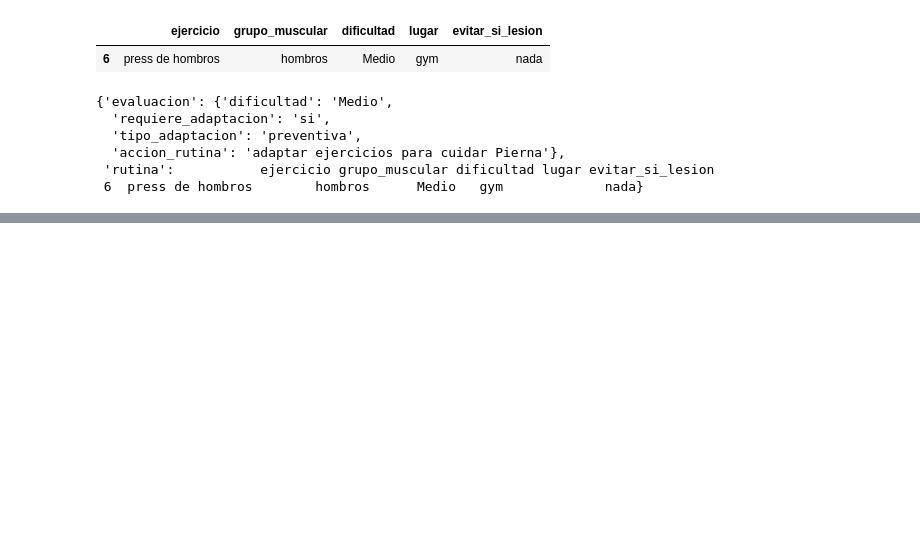
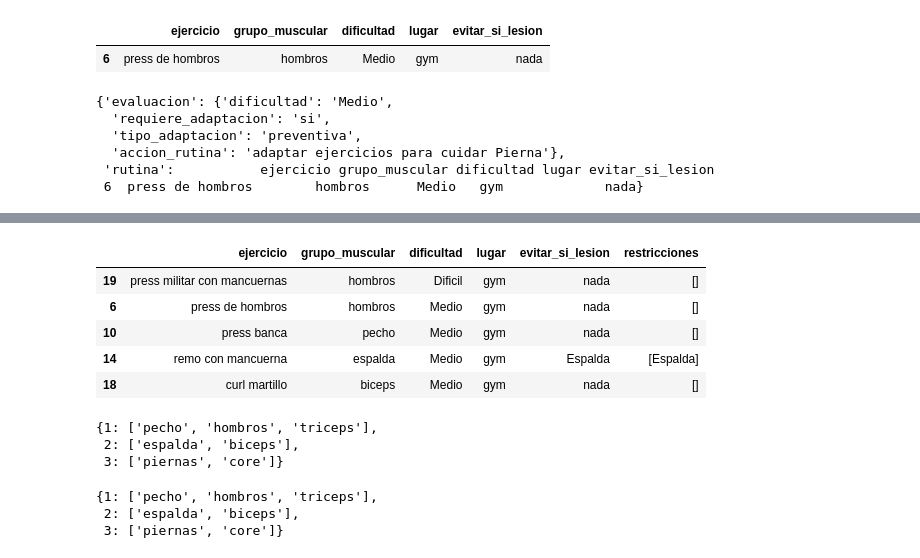
Before and after one commit to luci-o/LIFE-FIT, a Jupyter notebook: IA/index.ipynb, the cells around one changed output, grey strips where cells are left out. Drawn from its saved outputs; the diff is of its cells as text; code cells hidden in the pictures; blank space fills up the shorter version.

```diff
--- a/IA/index.ipynb
+++ b/IA/index.ipynb
@@ -1167,0 +1709,14 @@ plan_usuario(
+# %%
+generar_rutina(
+    "gym",
+    "Dificil",
+    "Pierna",
+    5
+)
+# %% [output]
+|  | ejercicio | grupo_muscular | dificultad | lugar | evitar_si_lesion | restricciones |
+| 19 | press militar con mancuernas | hombros | Dificil | gym | nada | [] |
+| 6 | press de hombros | hombros | Medio | gym | nada | [] |
+| 10 | press banca | pecho | Medio | gym | nada | [] |
+| 14 | remo con mancuerna | espalda | Medio | gym | Espalda | [Espalda] |
+| 18 | curl martillo | biceps | Medio | gym | nada | [] |
@@ -1167,0 +1777,6 @@ plan_usuario(
+# %%
+obtener_division(3)
+# %% [output]
+{1: ['pecho', 'hombros', 'triceps'],
+ 2: ['espalda', 'biceps'],
+ 3: ['piernas', 'core']}
@@ -1167,0 +1788,11 @@ plan_usuario(
+# %%
+generar_plan_semanal(
+    3,
+    "gym",
+    "Medio",
+    "Pierna"
+)
+# %% [output]
+{1: ['pecho', 'hombros', 'triceps'],
+ 2: ['espalda', 'biceps'],
+ 3: ['piernas', 'core']}
```
Also changed, not shown: parts of 33 cells of this notebook.
